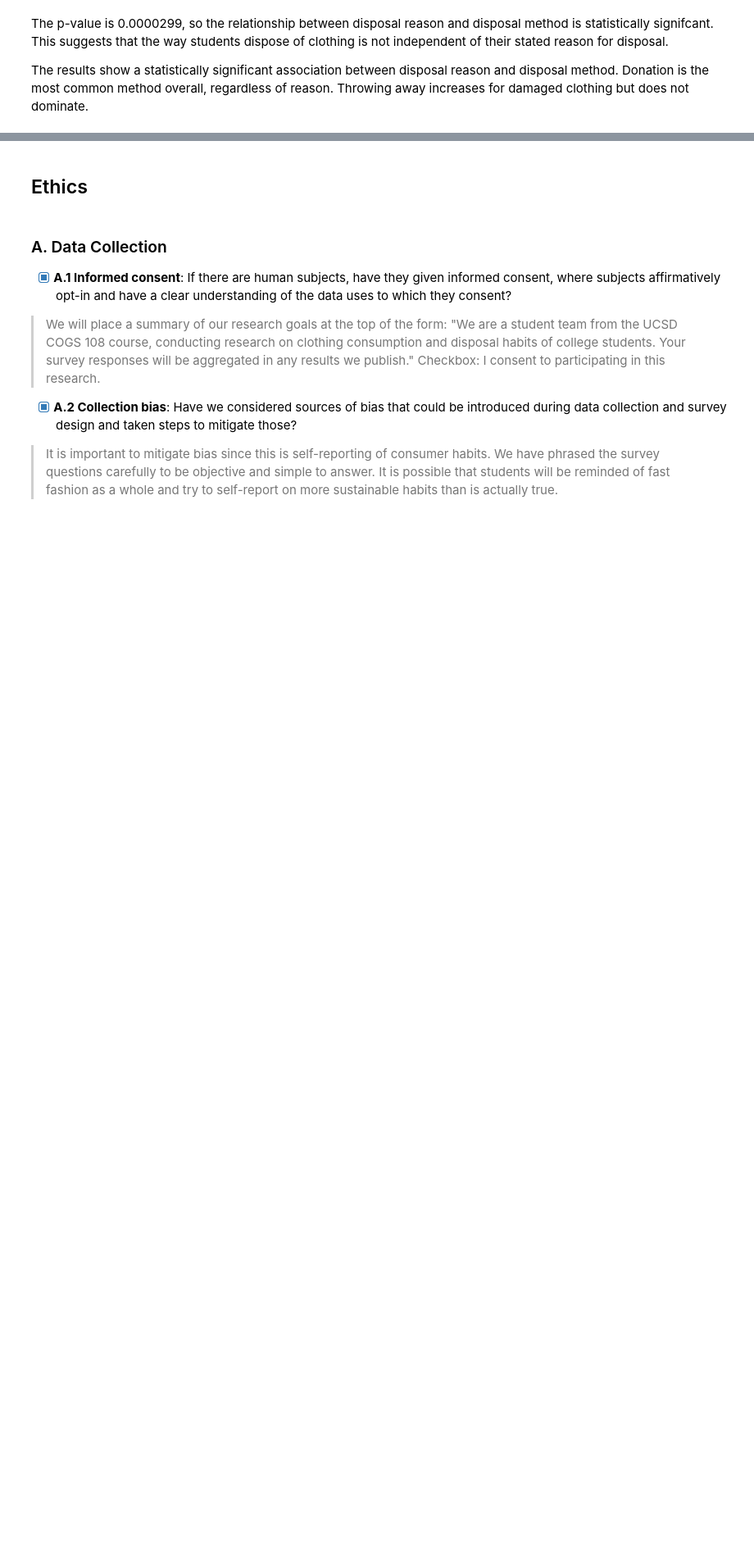
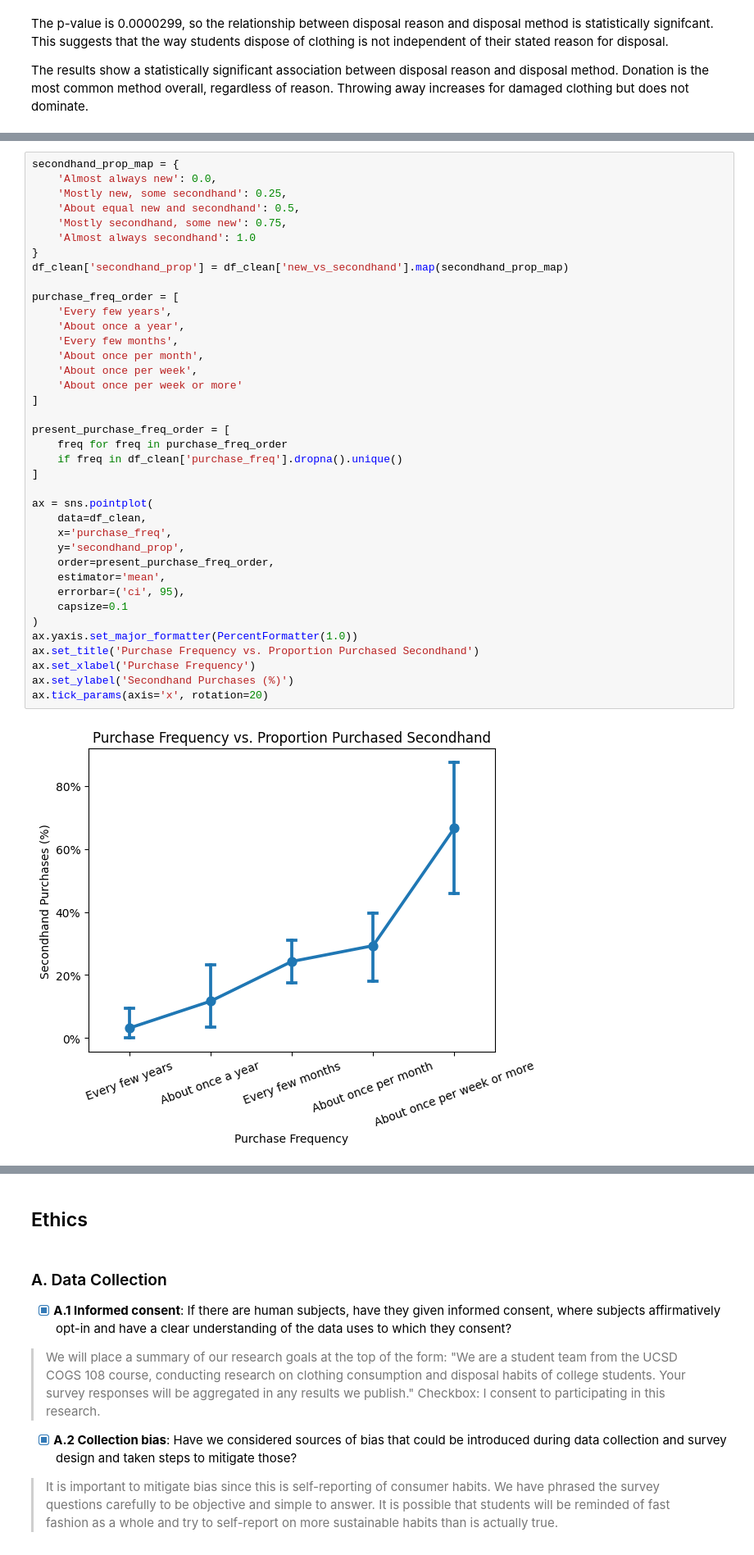
Before and after one commit to COGS108/Group018_WI26, a Jupyter notebook: 02-EDACheckpoint.ipynb, the cells around one changed output, grey strips where cells are left out. Shown at 82% size. Cells and saved outputs as stored; diff of their text form; blank space fills up the shorter version.

```diff
--- a/02-EDACheckpoint.ipynb
+++ b/02-EDACheckpoint.ipynb
@@ -749,0 +454,40 @@ The results show a statistically significant association between disposal reason
+# %%
+secondhand_prop_map = {
+    'Almost always new': 0.0,
+    'Mostly new, some secondhand': 0.25,
+    'About equal new and secondhand': 0.5,
+    'Mostly secondhand, some new': 0.75,
+    'Almost always secondhand': 1.0
+}
+df_clean['secondhand_prop'] = df_clean['new_vs_secondhand'].map(secondhand_prop_map)
+
+purchase_freq_order = [
+    'Every few years',
+    'About once a year',
+    'Every few months',
+    'About once per month',
+    'About once per week',
+    'About once per week or more'
+]
+
+present_purchase_freq_order = [
+    freq for freq in purchase_freq_order
+    if freq in df_clean['purchase_freq'].dropna().unique()
+]
+
+ax = sns.pointplot(
+    data=df_clean,
+    x='purchase_freq',
+    y='secondhand_prop',
+    order=present_purchase_freq_order,
+    estimator='mean',
+    errorbar=('ci', 95),
+    capsize=0.1
+)
+ax.yaxis.set_major_formatter(PercentFormatter(1.0))
+ax.set_title('Purchase Frequency vs. Proportion Purchased Secondhand')
+ax.set_xlabel('Purchase Frequency')
+ax.set_ylabel('Secondhand Purchases (%)')
+ax.tick_params(axis='x', rotation=20)
+# %% [output]
+[figure, added]
```
Also changed, not shown: parts of 39 cells of this notebook.
